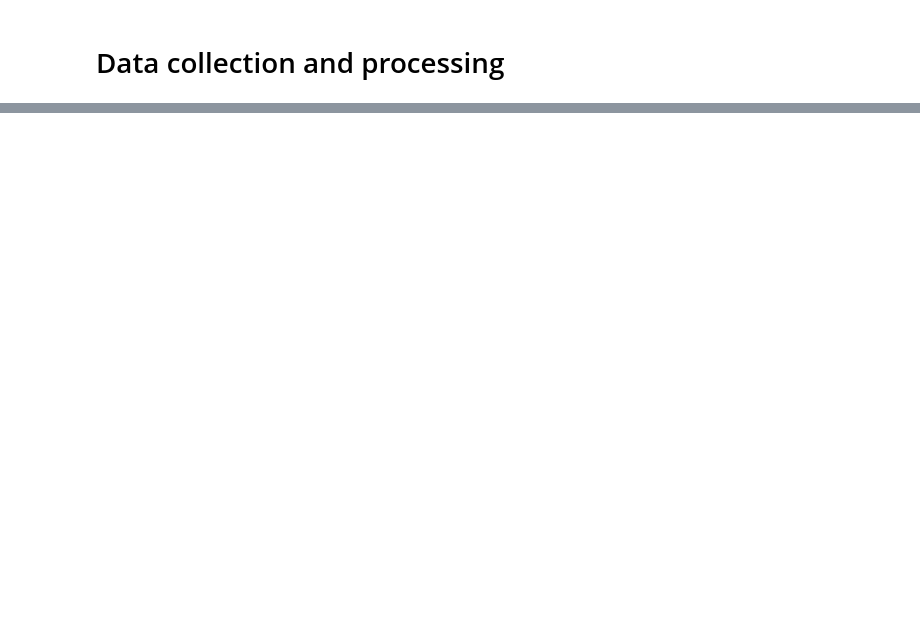
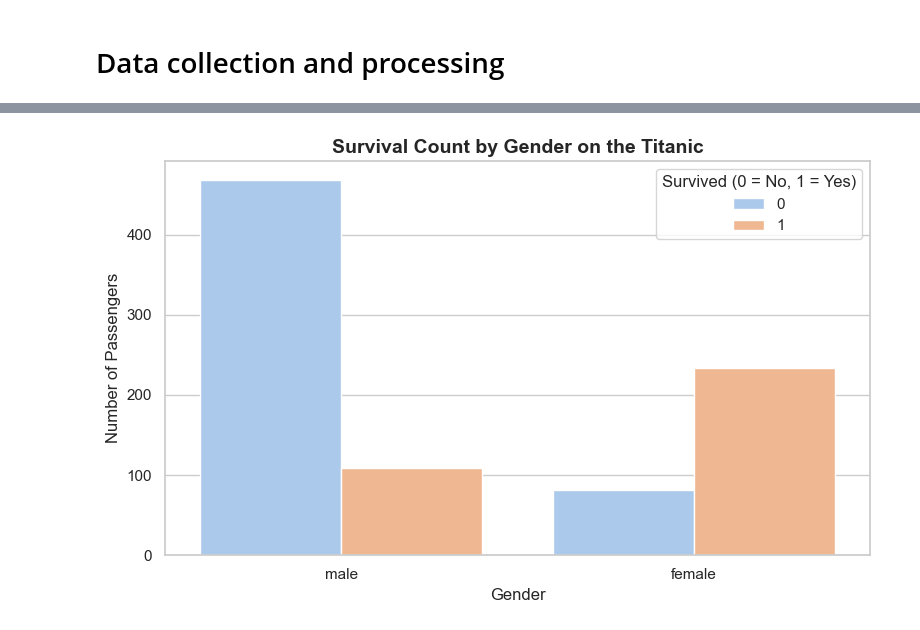
Before and after one commit to gregloos/Titanic-Survival-Prediction, a Jupyter notebook: main.ipynb, the cells around one changed output, grey strips where cells are left out. Cells and saved outputs as stored; diff of their text form; code cells hidden in the pictures; blank space fills up the shorter version.

```diff
--- a/main.ipynb
+++ b/main.ipynb
@@ -13,0 +153,12 @@ titanic_data = pd.read_csv(DataPath)
+# %%
+plt.figure(figsize=(8, 5))
+sns.countplot(x='Sex', data=titanic_data, hue='Survived')
+
+plt.title('Survival Count by Gender on the Titanic', fontsize=14, fontweight='bold')
+plt.xlabel('Gender')
+plt.ylabel('Number of Passengers')
+plt.legend(title='Survived (0 = No, 1 = Yes)')
+plt.tight_layout()
+plt.show()
+# %% [output]
+[figure, added]
```
Also changed, not shown: parts of 23 cells of this notebook.
